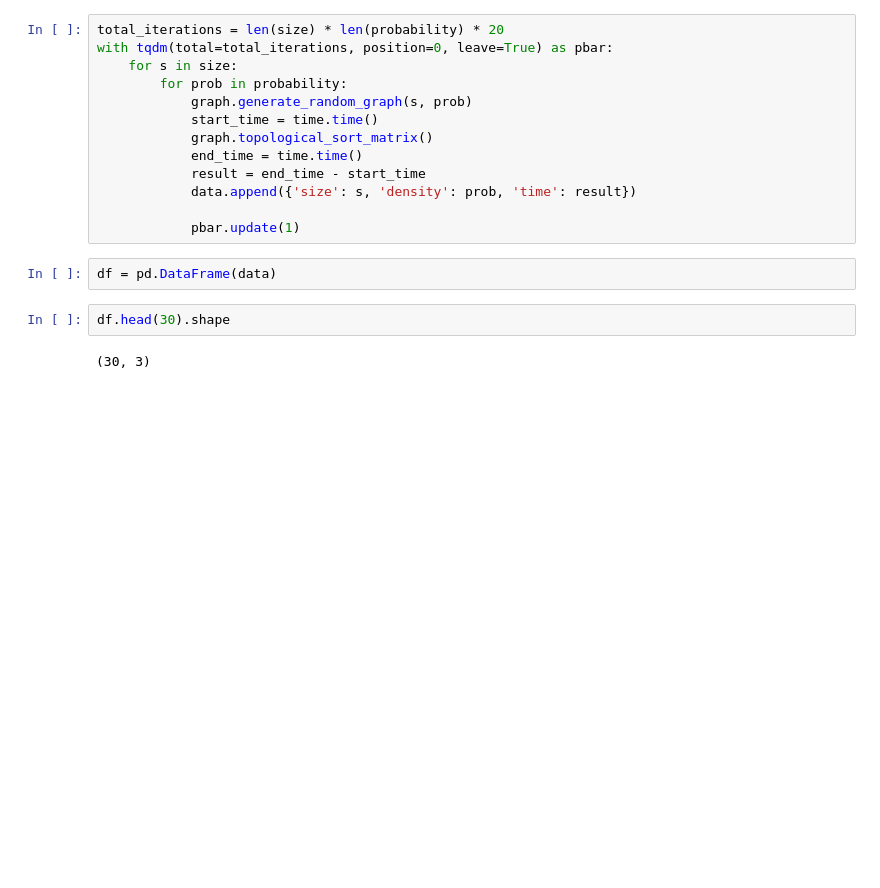
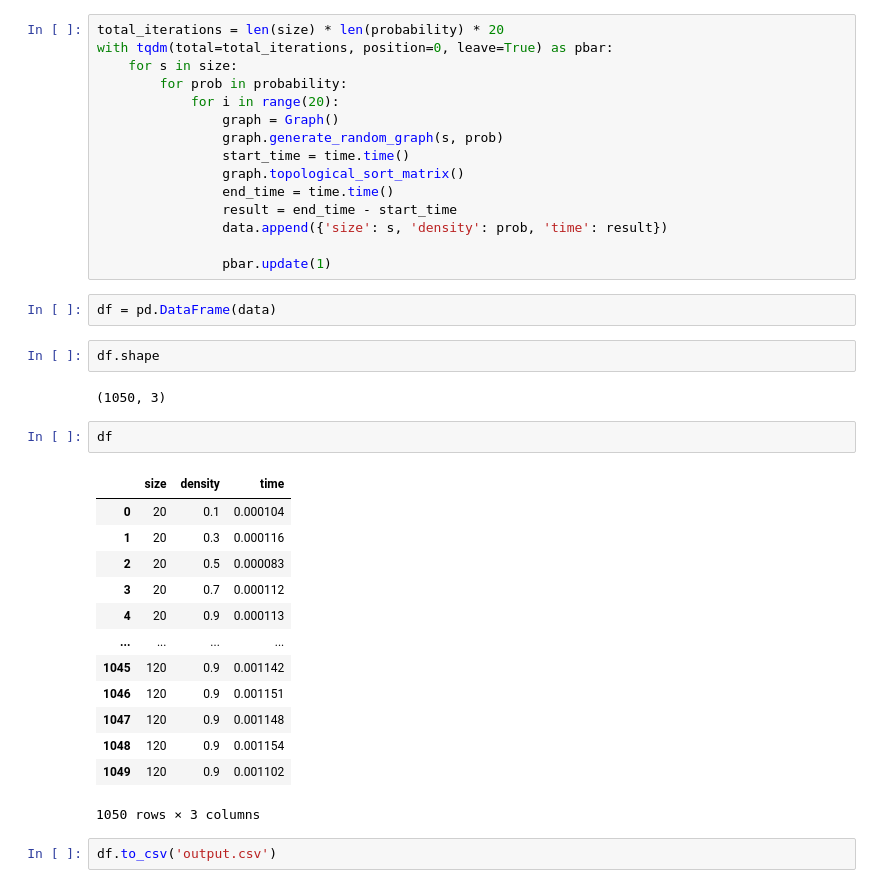
Before and after one commit to Omal1k/Topological-sort-DM-project-, a Jupyter notebook: main.ipynb, the cells around one changed output. Cells and saved outputs as stored; diff of their text form; blank space fills up the shorter version.

```diff
--- a/main.ipynb
+++ b/main.ipynb
@@ -187,17 +186,37 @@ total_iterations = len(size) * len(probability) * 20
 with tqdm(total=total_iterations, position=0, leave=True) as pbar:
     for s in size:
         for prob in probability:
-            graph.generate_random_graph(s, prob)
-            start_time = time.time()
-            graph.topological_sort_matrix()
-            end_time = time.time()
-            result = end_time - start_time
-            data.append({'size': s, 'density': prob, 'time': result})
+            for i in range(20):
+                graph = Graph()
+                graph.generate_random_graph(s, prob)
+                start_time = time.time()
+                graph.topological_sort_matrix()
+                end_time = time.time()
+                result = end_time - start_time
+                data.append({'size': s, 'density': prob, 'time': result})
 
-            pbar.update(1)
+                pbar.update(1)
 # %%
 df = pd.DataFrame(data)
 # %%
-df.head(30).shape
+df.shape
 # %% [output]
-(30, 3)
+(1050, 3)
+# %%
+df
+# %% [output]
+|  | size | density | time |
+| 0 | 20 | 0.1 | 0.000104 |
+| 1 | 20 | 0.3 | 0.000116 |
+| 2 | 20 | 0.5 | 0.000083 |
+| 3 | 20 | 0.7 | 0.000112 |
+| 4 | 20 | 0.9 | 0.000113 |
+| ... | ... | ... | ... |
+| 1045 | 120 | 0.9 | 0.001142 |
+| 1046 | 120 | 0.9 | 0.001151 |
+| 1047 | 120 | 0.9 | 0.001148 |
+| 1048 | 120 | 0.9 | 0.001154 |
+| 1049 | 120 | 0.9 | 0.001102 |
+1050 rows × 3 columns
+# %%
+df.to_csv('output.csv')
```
Also changed, not shown: parts of 5 cells of this notebook, 1 other file.
